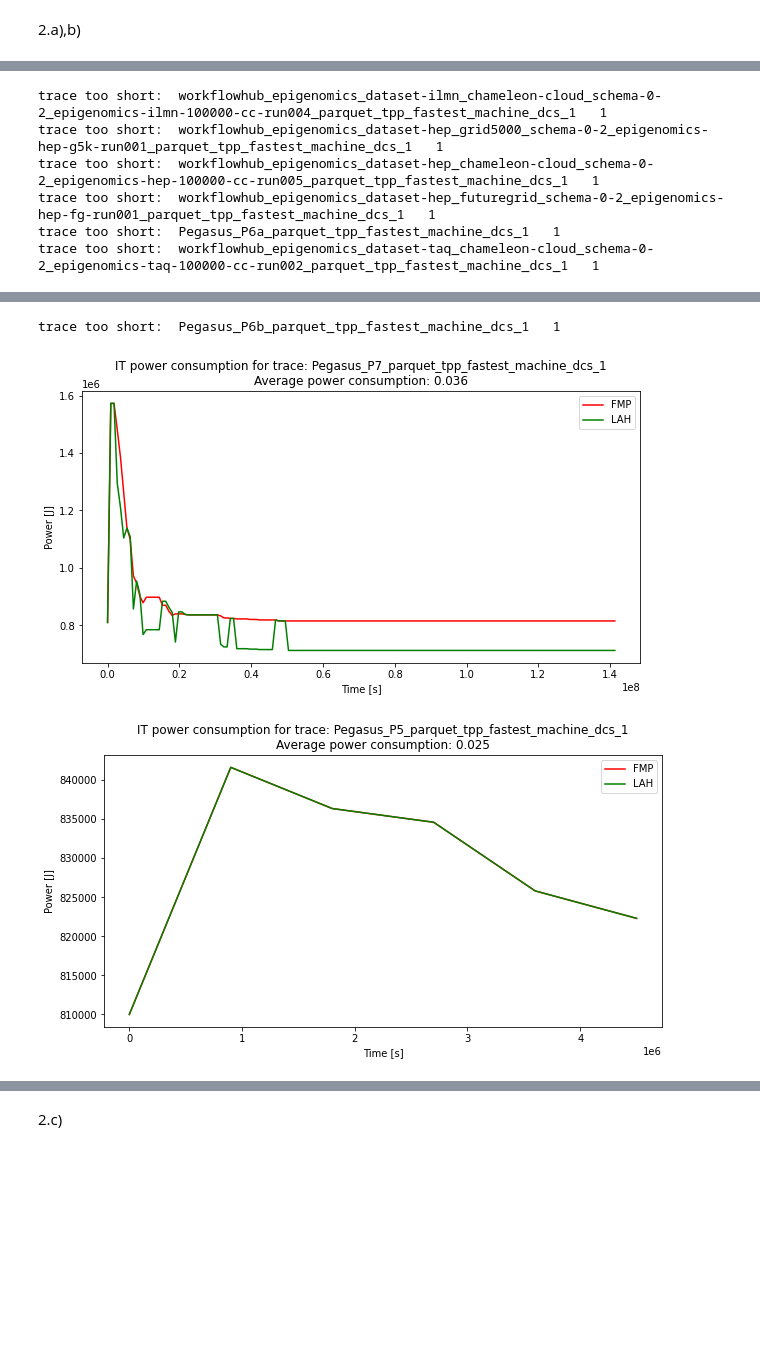
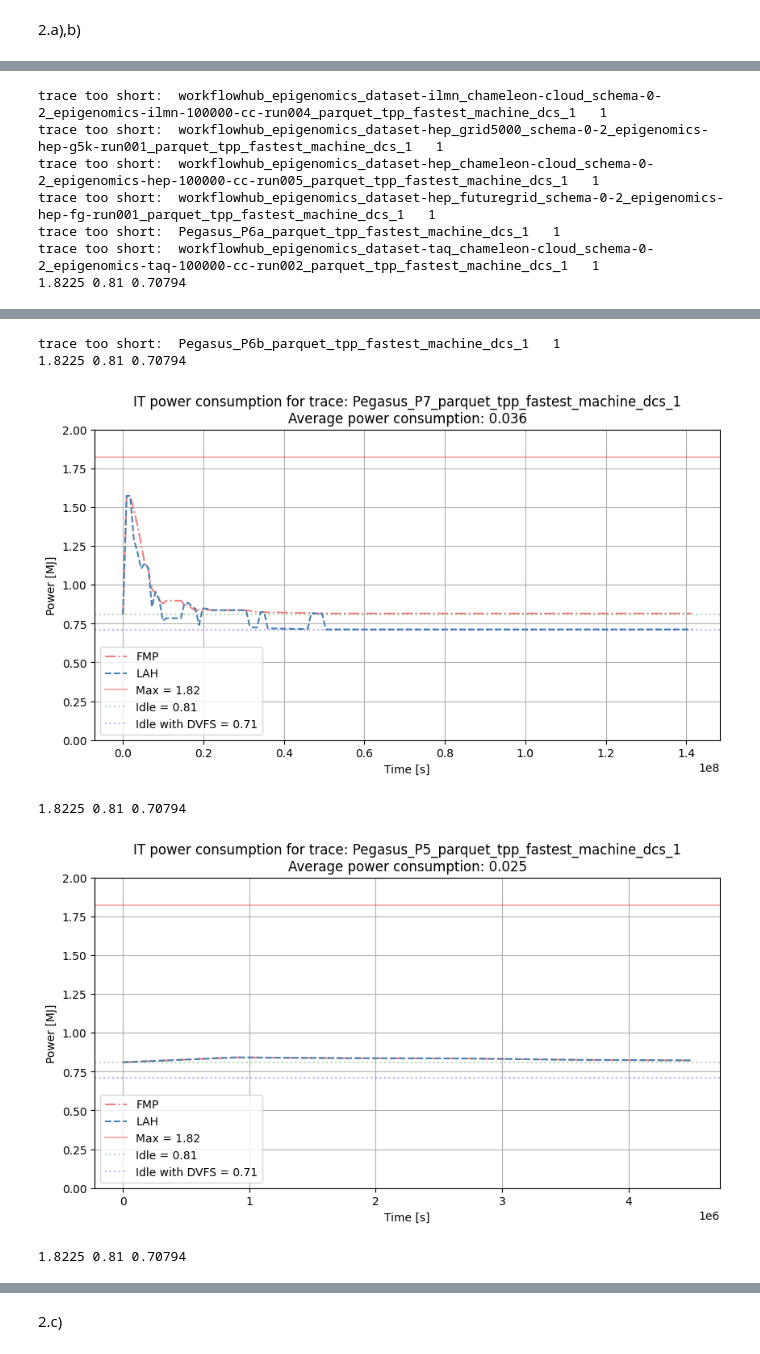
Before and after one commit to Raiduy/gdc-energy-efficiency-analysis, a Jupyter notebook: experiment_result_processing.ipynb, the cells around one changed output, grey strips where cells are left out. Drawn from its saved outputs; the diff is of its cells as text; code cells hidden in the pictures; blank space fills up the shorter version.

```diff
--- a/experiment_result_processing.ipynb
+++ b/experiment_result_processing.ipynb
@@ -47,7 +47,9 @@ def create_env_dataframe(path_ex, trace_name):
 Experiment paths
 # %%
 path_ex1 = '../EX_1/'
-path_ex2 = '../EX_2'
+path_ex2 = '../EX_2/'
+
+colors = ['lightcoral', 'steelblue', 'yellowgreen']
 # %% [markdown]
 Datacentre dependent dataframes
 # %%
@@ -333,7 +351,28 @@ Add these as well
 # %% [markdown]
 2.a),b)
+# %%
+def get_energy_consumption(num_machines, timeframe, idleTDP, TDP):
+    total_TDP = TDP * num_machines   # total TDP of all machines
+    total_idleTDP = idleTDP * num_machines   # total idle TDP of all machines
+    theoretical_max = total_TDP * timeframe * 3600   # Total TDP for 15 minutes converted to Joules
+    theoretical_min = total_idleTDP * timeframe * 3600
+    theoretical_min_dvfs = theoretical_min * (1 - 0.126) # maximum DVFS reduction
+    return theoretical_max, theoretical_min, theoretical_min_dvfs
+
+num_machines = 9
+TDP = 225
+idleTDP = 100
+timeframe = 0.25 # 15 minutes
 # %%
 graph_counter = 0
+conversion_factor = 1_000_000
+conversion_name = 'M'
+
+theoretical_max, theoretical_min, theoretical_min_dvfs = get_energy_consumption(num_machines, timeframe, idleTDP, TDP)
+theoretical_max = theoretical_max / conversion_factor
+theoretical_min = theoretical_min / conversion_factor
+theoretical_min_dvfs = theoretical_min_dvfs / conversion_factor
+
 for i in range(len(utilization_candidates_fmp)):
     if graph_counter > 6:
         break
@@ -342,25 +381,42 @@ for i in range(len(utilization_candidates_fmp)):
 
     fmp_env = create_env_dataframe(path_ex1, fmp_name)
     lah_env = create_env_dataframe(path_ex1, lah_name)
+    top_limit = 2000000
 
-    # fmp_env['it_power_total']
+    # convert to kJ
+    fmp_env['it_power_total'] = fmp_env['it_power_total'] / conversion_factor
+    lah_env['it_power_total'] = lah_env['it_power_total'] / conversion_factor
+    top_limit = top_limit / conversion_factor
+
 
     # plot fmp and lah it power total
     if len(fmp_env) > 2:
         fig, ax = plt.subplots(figsize=(10, 5))
-        ax.plot(fmp_env['timestamp'], fmp_env['it_power_total'], color='red', label='FMP')
-        ax.plot(lah_env['timestamp'], lah_env['it_power_total'], color='green', label='LAH')
+
+        # '-', '--', '-.', ':'
+        ax.plot(fmp_env['timestamp'], fmp_env['it_power_total'], color=colors[0], label='FMP', linestyle='-.')
+        ax.plot(lah_env['timestamp'], lah_env['it_power_total'], color=colors[1], label='LAH', linestyle='--')
+        ax.axhline(y=theoretical_max, color='red', linestyle='-', label=f'Max = {round(theoretical_max, 2)}', alpha=0.3)
+        ax.axhline(y=theoretical_min, color='green', linestyle=':', label=f'Idle = {round(theoretical_min, 2)}', alpha=0.3)
+        ax.axhline(y=theoretical_min_dvfs, color='blue', linestyle=':', label=f'Idle with DVFS = {round(theoretical_min_dvfs, 2)}', alpha=0.3)
+
+        ax.grid(True)
+
         ax.set_title('IT power consumption for trace: ' + fmp_name
                       + '\nAverage power consumption: ' + utilization_candidates_fmp.iloc[i]['AvgResourceUsage'].astype(str))
         ax.set_xlabel('Time [s]')
-        ax.set_ylabel('Power [J]')
+        ax.set_ylabel(f'Power [{conversion_name}J]')
+
+        ax.set_ylim(0, top_limit)
+
         ax.legend()
         plt.show()
+
         graph_counter += 1
     else:
         print('trace too short: ', fmp_name, ' ', len(fmp_env))
 '''
-y axis start from 0
+y axis start from 0 - done
 
 for traces that show no movement for a long time, truncate them (specify in the thesis)
 
@@ -372,6 +430,7 @@ add lines for idle and max power consumption
-trace too short:  workflowhub_epigenomics_dataset-ilmn_chameleon-cloud_schema-0-2_epigenomics-ilmn-100000-cc-run004_parquet_tpp_fastest_machine_dcs_1   1
-trace too short:  workflowhub_epigenomics_dataset-hep_grid5000_schema-0-2_epigenomics-hep-g5k-run001_parquet_tpp_fastest_machine_dcs_1   1
-trace too short:  workflowhub_epigenomics_dataset-hep_chameleon-cloud_schema-0-2_epigenomics-hep-100000-cc-run005_parquet_tpp_fastest_machine_dcs_1   1
-trace too short:  workflowhub_epigenomics_dataset-hep_futuregrid_schema-0-2_epigenomics-hep-fg-run001_parquet_tpp_fastest_machine_dcs_1   1
-trace too short:  Pegasus_P6a_parquet_tpp_fastest_machine_dcs_1   1
-trace too short:  workflowhub_epigenomics_dataset-taq_chameleon-cloud_schema-0-2_epigenomics-taq-100000-cc-run002_parquet_tpp_fastest_machine_dcs_1   1
+trace too short:  workflowhub_epigenomics_dataset-ilmn_chameleon-cloud_schema-0-2_epigenomics-ilmn-100000-cc-run004_parquet_tpp_fastest_machine_dcs_1   1
+trace too short:  workflowhub_epigenomics_dataset-hep_grid5000_schema-0-2_epigenomics-hep-g5k-run001_parquet_tpp_fastest_machine_dcs_1   1
+trace too short:  workflowhub_epigenomics_dataset-hep_chameleon-cloud_schema-0-2_epigenomics-hep-100000-cc-run005_parquet_tpp_fastest_machine_dcs_1   1
+trace too short:  workflowhub_epigenomics_dataset-hep_futuregrid_schema-0-2_epigenomics-hep-fg-run001_parquet_tpp_fastest_machine_dcs_1   1
+trace too short:  Pegasus_P6a_parquet_tpp_fastest_machine_dcs_1   1
+trace too short:  workflowhub_epigenomics_dataset-taq_chameleon-cloud_schema-0-2_epigenomics-taq-100000-cc-run002_parquet_tpp_fastest_machine_dcs_1   1
+1.8225 0.81 0.70794
@@ -379,3 +438,6 @@ trace too short:  workflowhub_epigenomics_dataset-taq_chameleon-cloud_schema-0-2
-trace too short:  Pegasus_P6b_parquet_tpp_fastest_machine_dcs_1   1
+trace too short:  Pegasus_P6b_parquet_tpp_fastest_machine_dcs_1   1
+1.8225 0.81 0.70794
-[figure, old version]
+[figure, new version]
+1.8225 0.81 0.70794
-[figure, old version]
+[figure, new version]
+1.8225 0.81 0.70794
```
Also changed, not shown: parts of 13 cells of this notebook.
